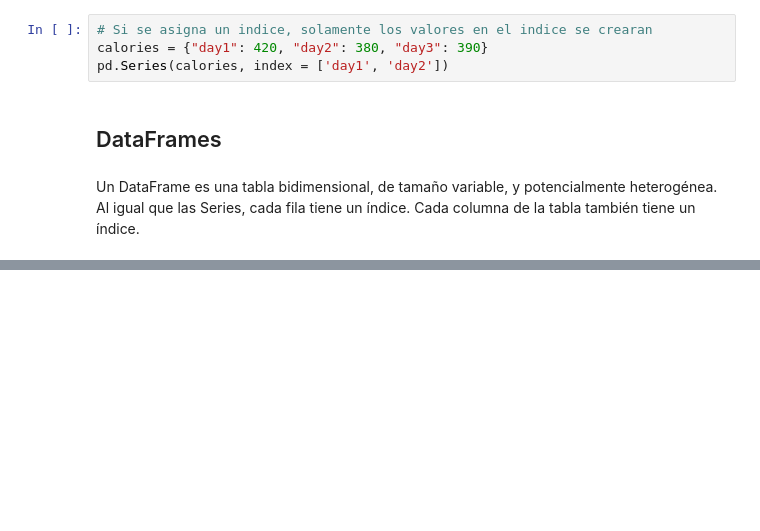
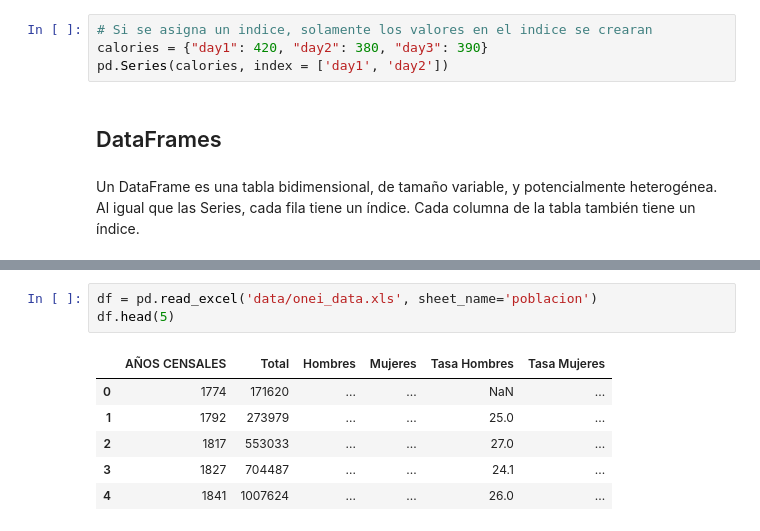
Before and after one commit to herrmilt/MLPython2023Lectures, a Jupyter notebook: lecture06_pandas/pandas_intro.ipynb, the cells around one changed output, grey strips where cells are left out. Cells and saved outputs as stored; diff of their text form; blank space fills up the shorter version.

```diff
--- a/lecture06_pandas/pandas_intro.ipynb
+++ b/lecture06_pandas/pandas_intro.ipynb
@@ -338,0 +76,10 @@ plt.show()
+# %%
+df = pd.read_excel('data/onei_data.xls', sheet_name='poblacion')
+df.head(5)
+# %% [output]
+|  | AÑOS CENSALES | Total | Hombres | Mujeres | Tasa Hombres | Tasa Mujeres |
+| 0 | 1774 | 171620 | ... | ... | NaN | ... |
+| 1 | 1792 | 273979 | ... | ... | 25.0 | ... |
+| 2 | 1817 | 553033 | ... | ... | 27.0 | ... |
+| 3 | 1827 | 704487 | ... | ... | 24.1 | ... |
+| 4 | 1841 | 1007624 | ... | ... | 26.0 | ... |
```
Also changed, not shown: parts of 111 cells of this notebook, 4 other files.
